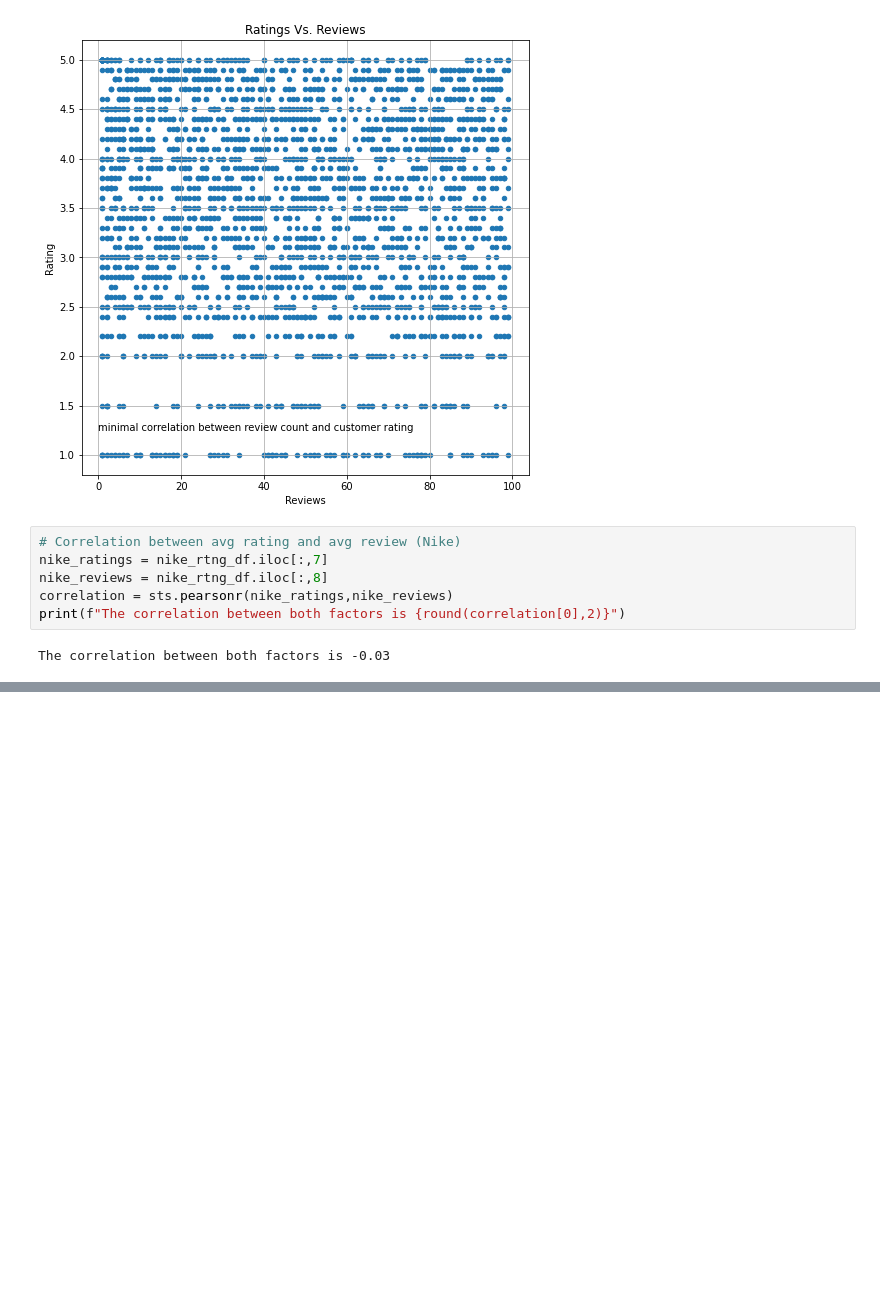
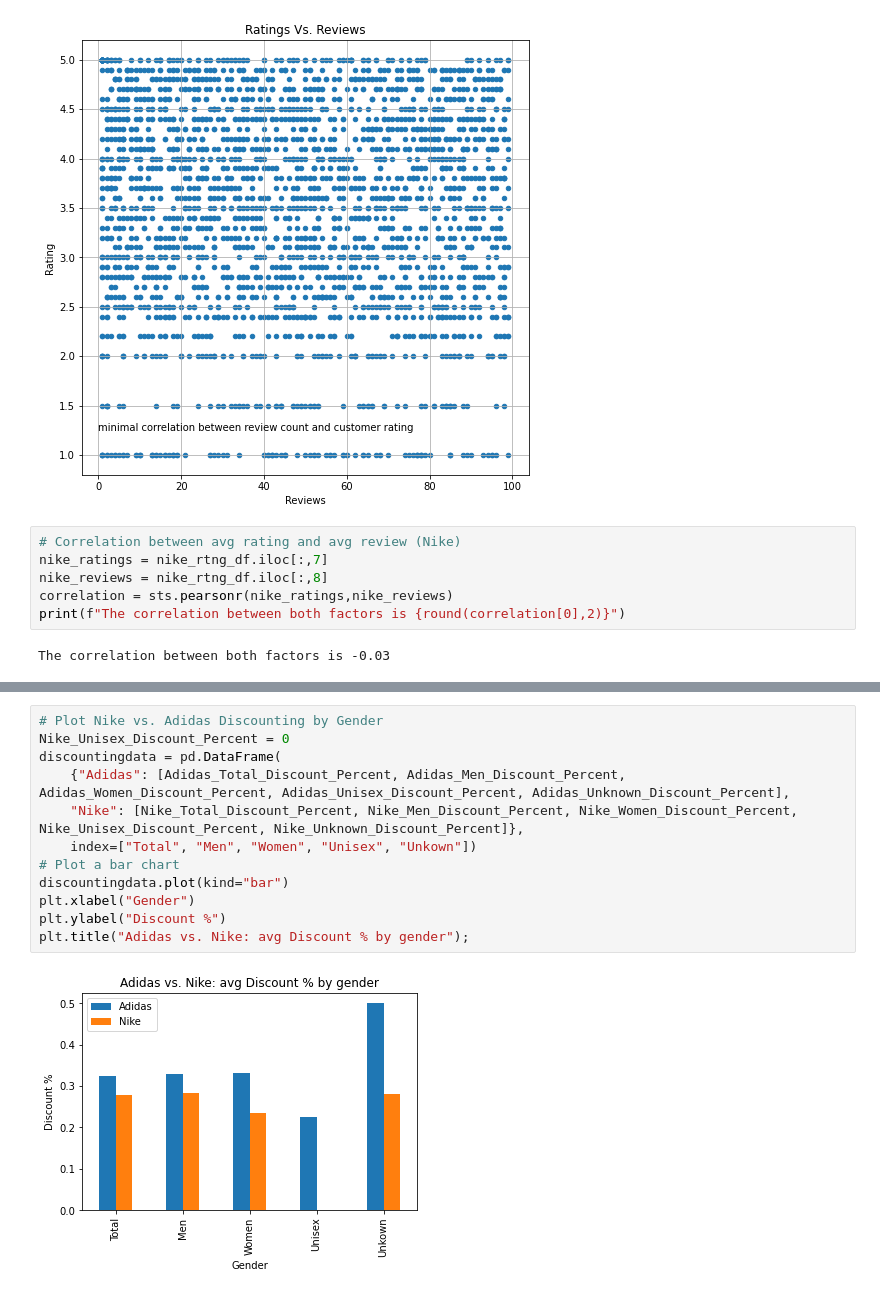
Before and after one commit to abgarberpaul/Nike-vs-Adidas, a Jupyter notebook: Data_Exploration.ipynb, the cells around one changed output, grey strips where cells are left out. Drawn from its saved outputs; the diff is of its cells as text; blank space fills up the shorter version.

Commit message:
consolidate data exploration

```diff
--- a/Data_Exploration.ipynb
+++ b/Data_Exploration.ipynb
@@ -192,0 +274,14 @@ The correlation between both factors is -0.03
+# %%
+# Plot Nike vs. Adidas Discounting by Gender
+Nike_Unisex_Discount_Percent = 0
+discountingdata = pd.DataFrame(
+    {"Adidas": [Adidas_Total_Discount_Percent, Adidas_Men_Discount_Percent, Adidas_Women_Discount_Percent, Adidas_Unisex_Discount_Percent, Adidas_Unknown_Discount_Percent],
+    "Nike": [Nike_Total_Discount_Percent, Nike_Men_Discount_Percent, Nike_Women_Discount_Percent, Nike_Unisex_Discount_Percent, Nike_Unknown_Discount_Percent]},
+    index=["Total", "Men", "Women", "Unisex", "Unkown"])
+# Plot a bar chart
+discountingdata.plot(kind="bar")
+plt.xlabel("Gender")
+plt.ylabel("Discount %")
+plt.title("Adidas vs. Nike: avg Discount % by gender");
+# %% [output]
+[figure, added]
```
Also changed, not shown: parts of 3 cells of this notebook.
